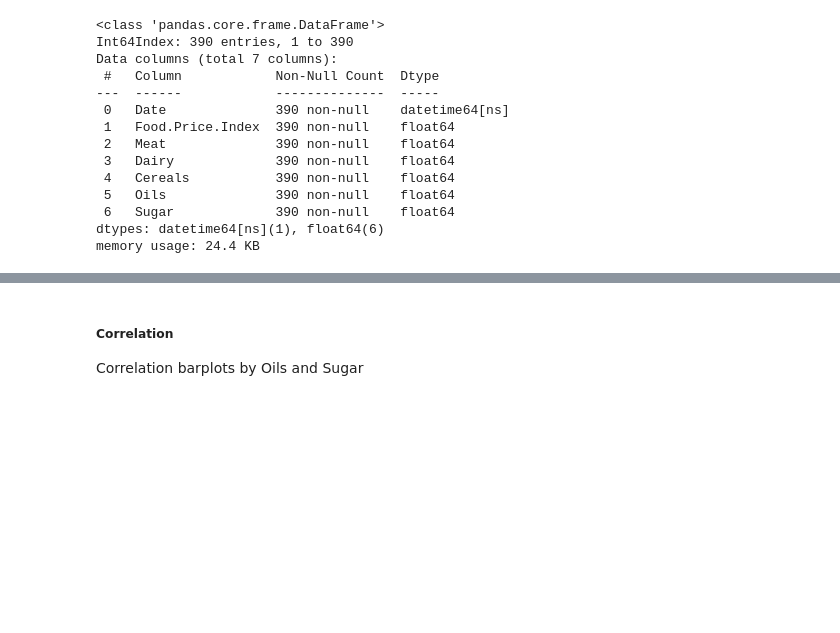
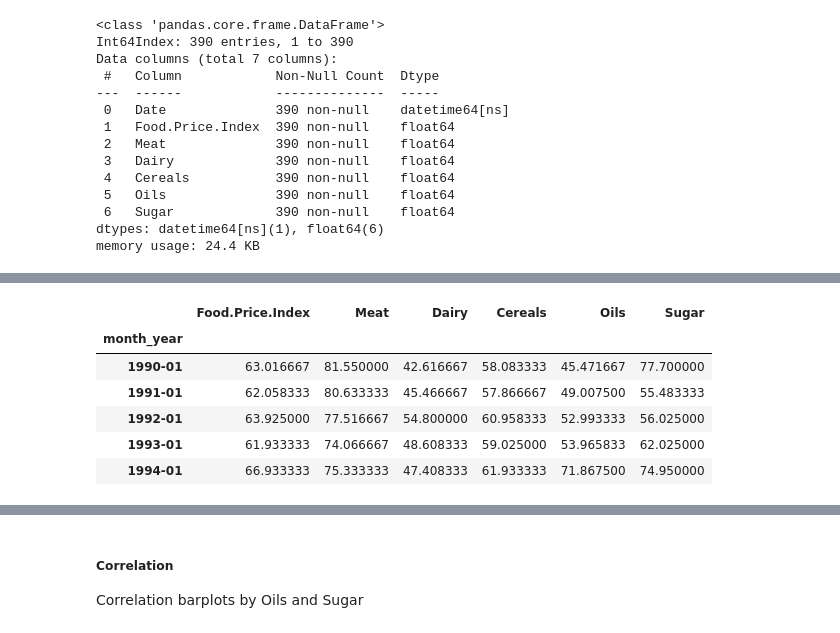
Before and after one commit to mateuszreliga/Global_food_prices, a Jupyter notebook: GFP.ipynb, the cells around one changed output, grey strips where cells are left out. Saved outputs shown, nothing was run; the diff lists cells and outputs as text; code cells hidden in the pictures; blank space fills up the shorter version.

```diff
--- a/GFP.ipynb
+++ b/GFP.ipynb
@@ -80,0 +88,14 @@ plt.show();
+# %%
+df_mean = pd.read_csv('FAOFP1990_2022.csv', delimiter=' ')
+df_mean['month_year'] = pd.DatetimeIndex(df_mean['Date']).to_period('M')
+df_mean = df_mean.drop(['Date'], axis=1)
+df_mean = df_mean.groupby(['month_year']).mean()
+df_mean.head()
+# %% [output]
+|  | Food.Price.Index | Meat | Dairy | Cereals | Oils | Sugar |
+| month_year |  |  |  |  |  |  |
+| 1990-01 | 63.016667 | 81.550000 | 42.616667 | 58.083333 | 45.471667 | 77.700000 |
+| 1991-01 | 62.058333 | 80.633333 | 45.466667 | 57.866667 | 49.007500 | 55.483333 |
+| 1992-01 | 63.925000 | 77.516667 | 54.800000 | 60.958333 | 52.993333 | 56.025000 |
+| 1993-01 | 61.933333 | 74.066667 | 48.608333 | 59.025000 | 53.965833 | 62.025000 |
+| 1994-01 | 66.933333 | 75.333333 | 47.408333 | 61.933333 | 71.867500 | 74.950000 |
```
Also changed, not shown: parts of 5 cells of this notebook.
